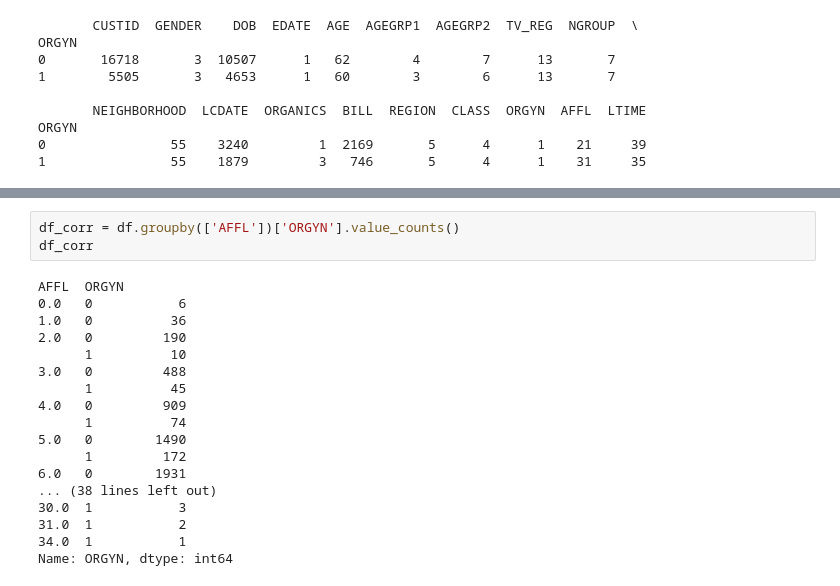
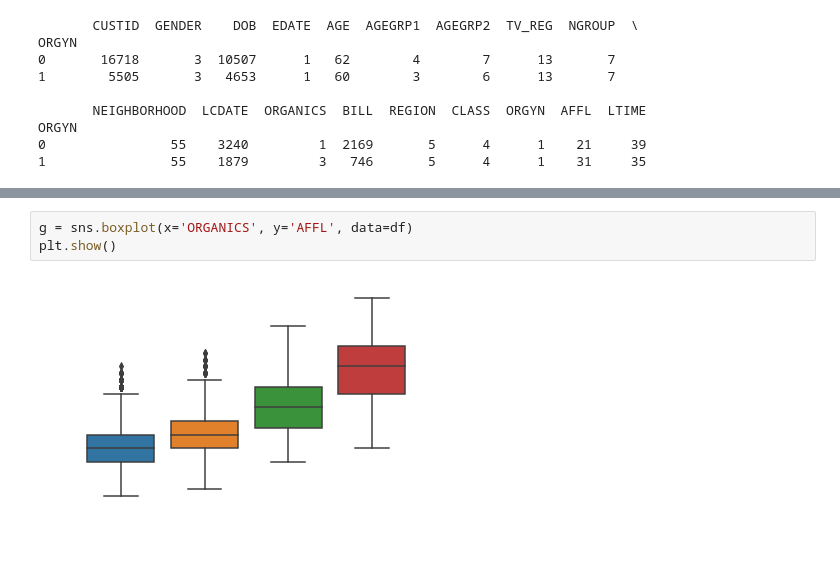
Before and after one commit to MaxEdman/IFN645_CaseStudy1, a Jupyter notebook: Preprocessing.ipynb, the cells around one changed output, grey strips where cells are left out. Cells and saved outputs as stored; diff of their text form.

```diff
--- a/Preprocessing.ipynb
+++ b/Preprocessing.ipynb
@@ -184,21 +163,5 @@ plt.show()
-# %%
-df_corr = df.groupby(['AFFL'])['ORGYN'].value_counts()
-df_corr
-# %% [output]
-AFFL  ORGYN
-0.0   0           6
-1.0   0          36
-2.0   0         190
-      1          10
-3.0   0         488
-      1          45
-4.0   0         909
-      1          74
-5.0   0        1490
-      1         172
-6.0   0        1931
-... (38 lines left out)
-30.0  1           3
-31.0  1           2
-34.0  1           1
-Name: ORGYN, dtype: int64
+# %%
+g = sns.boxplot(x='ORGANICS', y='AFFL', data=df)
+plt.show()
+# %% [output]
+[figure, added]
```
Also changed, not shown: parts of 8 cells of this notebook, 3 other files.
